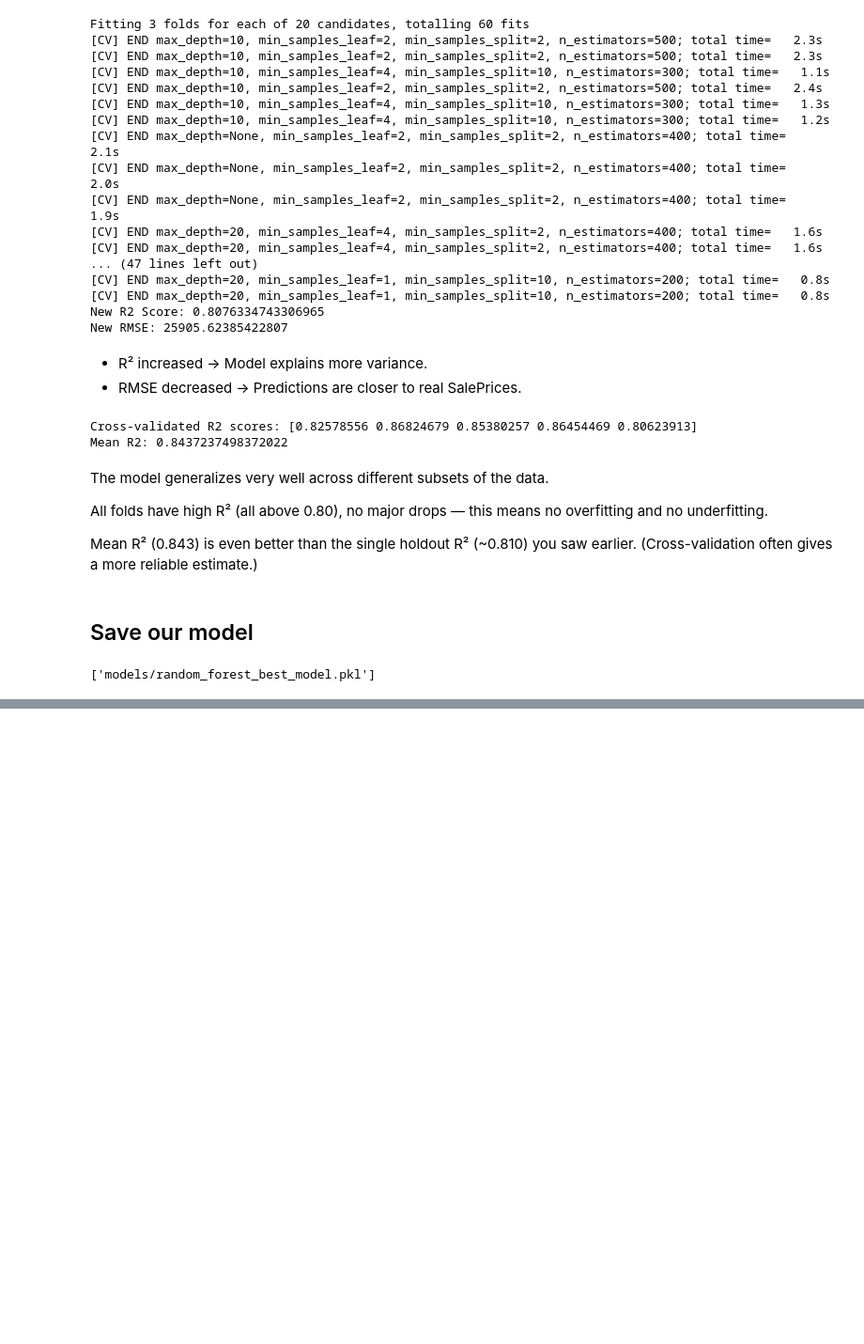
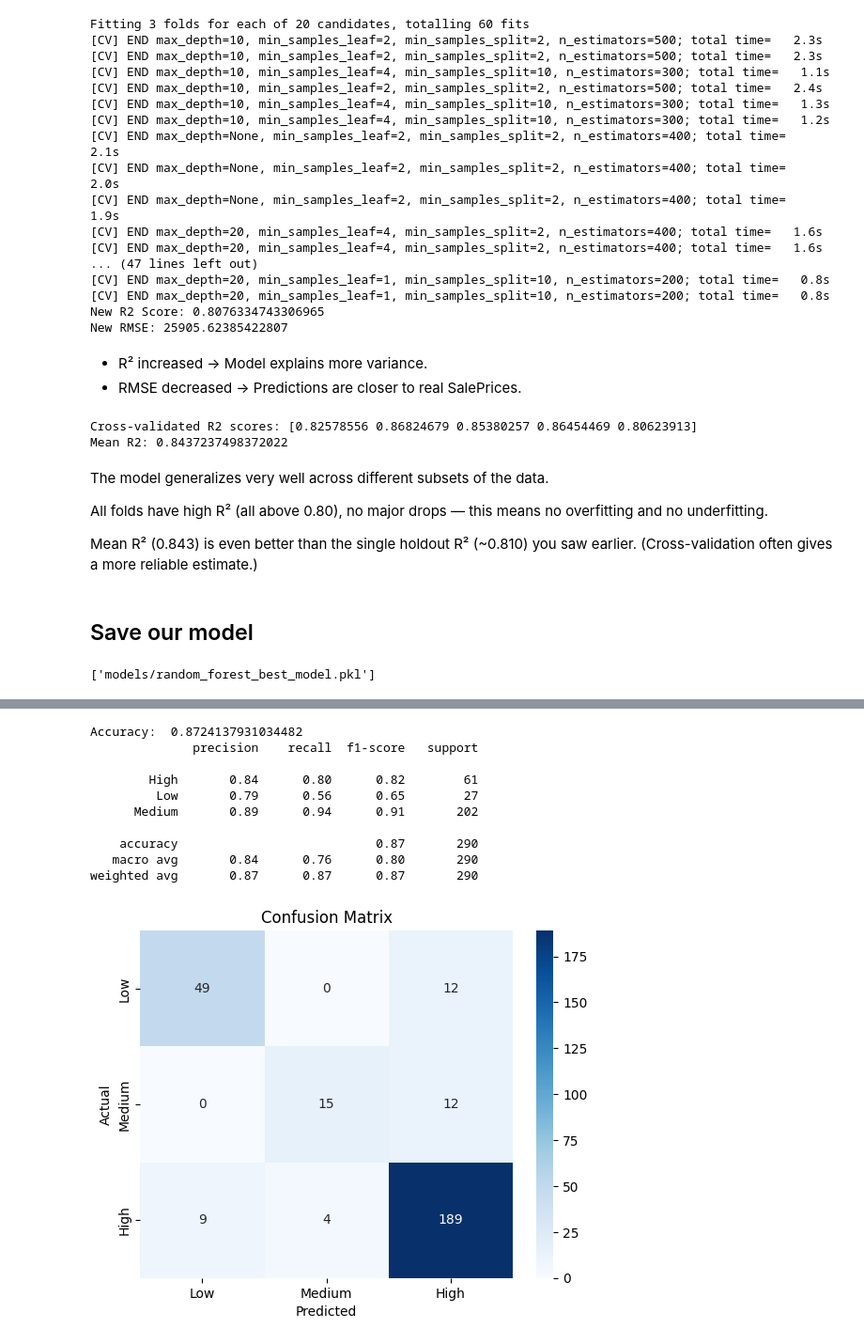
Before and after one commit to Naviid24/pp5-house-price-prediction, a Jupyter notebook: notebooks/data_processing.ipynb, the cells around one changed output, grey strips where cells are left out. Shown: that part at 94% size. Saved outputs shown, nothing was run; the diff lists cells and outputs as text; code cells hidden in the pictures; blank space fills up the shorter version.

```diff
--- a/notebooks/data_processing.ipynb
+++ b/notebooks/data_processing.ipynb
@@ -199,0 +269,16 @@ joblib.dump(best_rf_model, 'models/random_forest_best_model.pkl')
+# %%
+# Create price categories based on SalePrice
+def price_category(price):
+    if price <= 100000:
+        return 'Low'
+    elif price <= 200000:
+        return 'Medium'
+    else:
+        return 'High'
+
+# Apply the function to create the new target column
+df_class['PriceCategory'] = df_class['SalePrice'].apply(price_category)
+
+# Now drop SalePrice if it's no longer needed, and keep 'PriceCategory' as the target variable
+df_class = df_class.drop('SalePrice', axis=1)
+df_class.head()
@@ -199,0 +297,64 @@ joblib.dump(best_rf_model, 'models/random_forest_best_model.pkl')
+# %%
+# 1. Import Libraries
+import pandas as pd
+import numpy as np
+import seaborn as sns
+import matplotlib.pyplot as plt
+from sklearn.model_selection import train_test_split
+from sklearn.ensemble import RandomForestClassifier
+from sklearn.metrics import accuracy_score, classification_report, confusion_matrix
+import pickle  # For saving the model
+
+# 2. Load Data
+df = pd.read_csv('data/processed/cleaned_corr_data.csv')
+
+# 3. Create Price Categories
+def price_category(price):
+    if price <= 100000:
+        return 'Low'
+    elif price <= 200000:
+        return 'Medium'
+    else:
+        return 'High'
+
+df['PriceCategory'] = df['SalePrice'].apply(price_category)
+
+# 4. Prepare Features and Target
+X = df.drop(columns=['SalePrice', 'PriceCategory'])
+y = df['PriceCategory']
+
+# 5. Train-Test Split
+X_train, X_test, y_train, y_test = train_test_split(X, y, test_size=0.2, random_state=42)
+
+# 6. Train a Random Forest Classifier
+model = RandomForestClassifier(n_estimators=100, random_state=42)
+model.fit(X_train, y_train)
+
+# 7. Evaluate the Model
+y_pred = model.predict(X_test)
+print("Accuracy: ", accuracy_score(y_test, y_pred))
+print(classification_report(y_test, y_pred))
+
+# 8. Save the Model to Disk
+with open('models/random_forest_classifier_model.pkl', 'wb') as f:
+    pickle.dump(model, f)
+
+# Optional: Plot Confusion Matrix
+cm = confusion_matrix(y_test, y_pred)
+sns.heatmap(cm, annot=True, fmt="d", cmap="Blues", xticklabels=['Low', 'Medium', 'High'], yticklabels=['Low', 'Medium', 'High'])
+plt.title('Confusion Matrix')
+plt.xlabel('Predicted')
+plt.ylabel('Actual')
+plt.show()
+# %% [output]
+Accuracy:  0.8724137931034482
+              precision    recall  f1-score   support
+
+        High       0.84      0.80      0.82        61
+         Low       0.79      0.56      0.65        27
+      Medium       0.89      0.94      0.91       202
+
+    accuracy                           0.87       290
+   macro avg       0.84      0.76      0.80       290
+weighted avg       0.87      0.87      0.87       290
+[figure, added]
```
Also changed, not shown: parts of 8 cells of this notebook.
